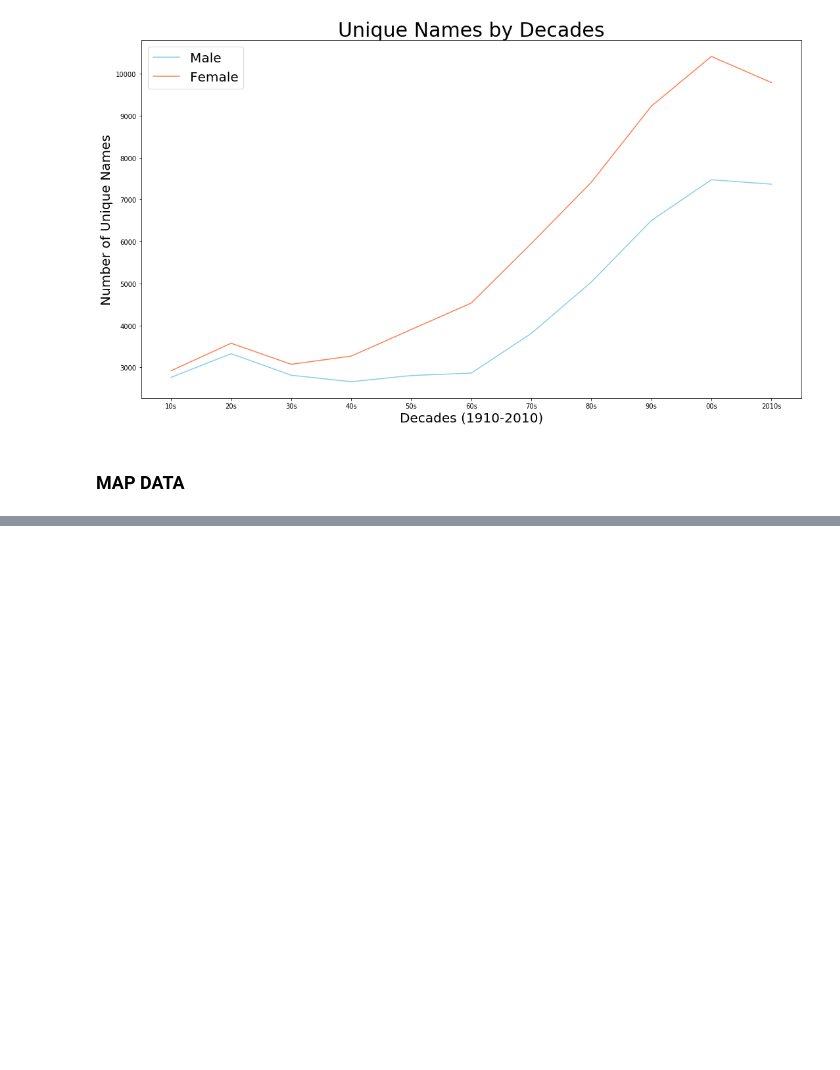
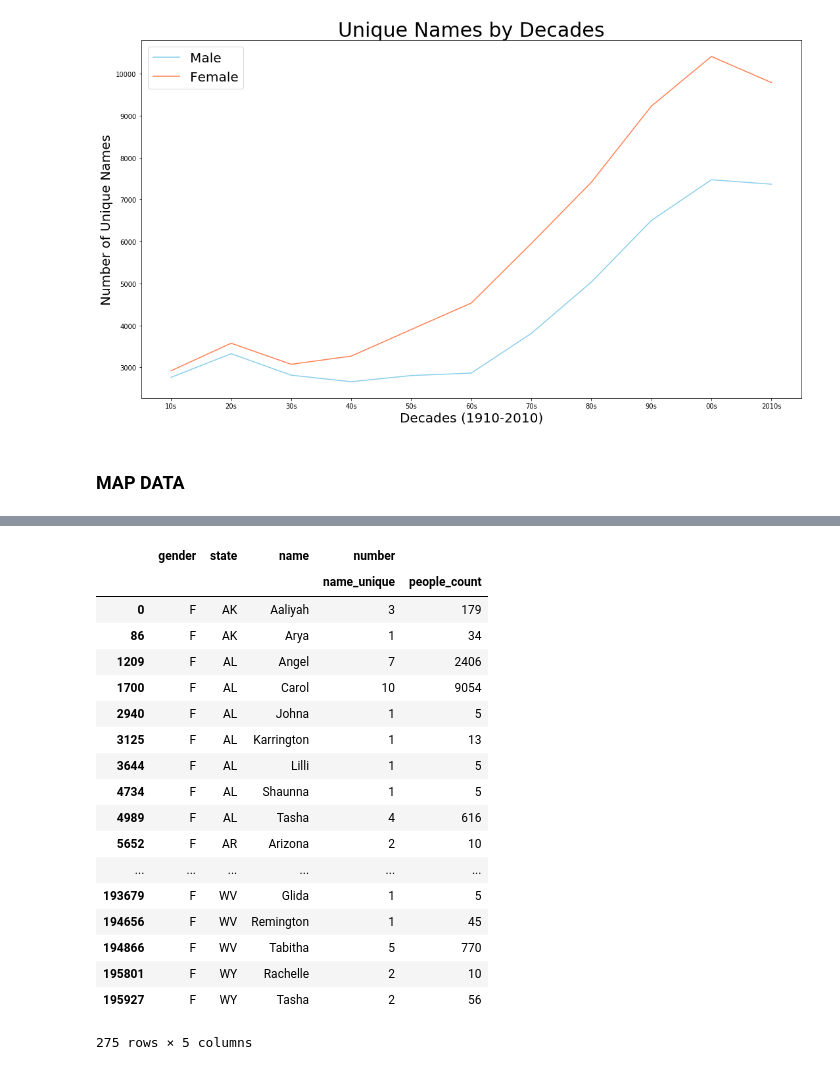
Before and after one commit to GizemYP/columbia_group_project, a Jupyter notebook: SSN_data/Part1-insights.ipynb, the cells around one changed output, grey strips where cells are left out. Saved outputs shown, nothing was run; the diff lists cells and outputs as text; code cells hidden in the pictures; blank space fills up the shorter version.

```diff
--- a/SSN_data/Part1-insights.ipynb
+++ b/SSN_data/Part1-insights.ipynb
@@ -228,0 +374,26 @@ male_df.head()
+# %%
+aggregation1 = {'number': {'name_unique':'count',
+                          'people_count':'sum',
+                          }}
+name_rate_f = name_df.loc[name_df['gender']=='F',:].groupby(['gender','state','name']).agg(aggregation1).reset_index()
+name_rate_f.loc[name_df['name']=='Mary',:]
+# %% [output]
+|  | gender | state | name | number |  |
+|  |  |  |  | name_unique | people_count |
+| 0 | F | AK | Aaliyah | 3 | 179 |
+| 86 | F | AK | Arya | 1 | 34 |
+| 1209 | F | AL | Angel | 7 | 2406 |
+| 1700 | F | AL | Carol | 10 | 9054 |
+| 2940 | F | AL | Johna | 1 | 5 |
+| 3125 | F | AL | Karrington | 1 | 13 |
+| 3644 | F | AL | Lilli | 1 | 5 |
+| 4734 | F | AL | Shaunna | 1 | 5 |
+| 4989 | F | AL | Tasha | 4 | 616 |
+| 5652 | F | AR | Arizona | 2 | 10 |
+| ... | ... | ... | ... | ... | ... |
+| 193679 | F | WV | Glida | 1 | 5 |
+| 194656 | F | WV | Remington | 1 | 45 |
+| 194866 | F | WV | Tabitha | 5 | 770 |
+| 195801 | F | WY | Rachelle | 2 | 10 |
+| 195927 | F | WY | Tasha | 2 | 56 |
+275 rows × 5 columns
```
Also changed, not shown: parts of 20 cells of this notebook, 4 other files.
